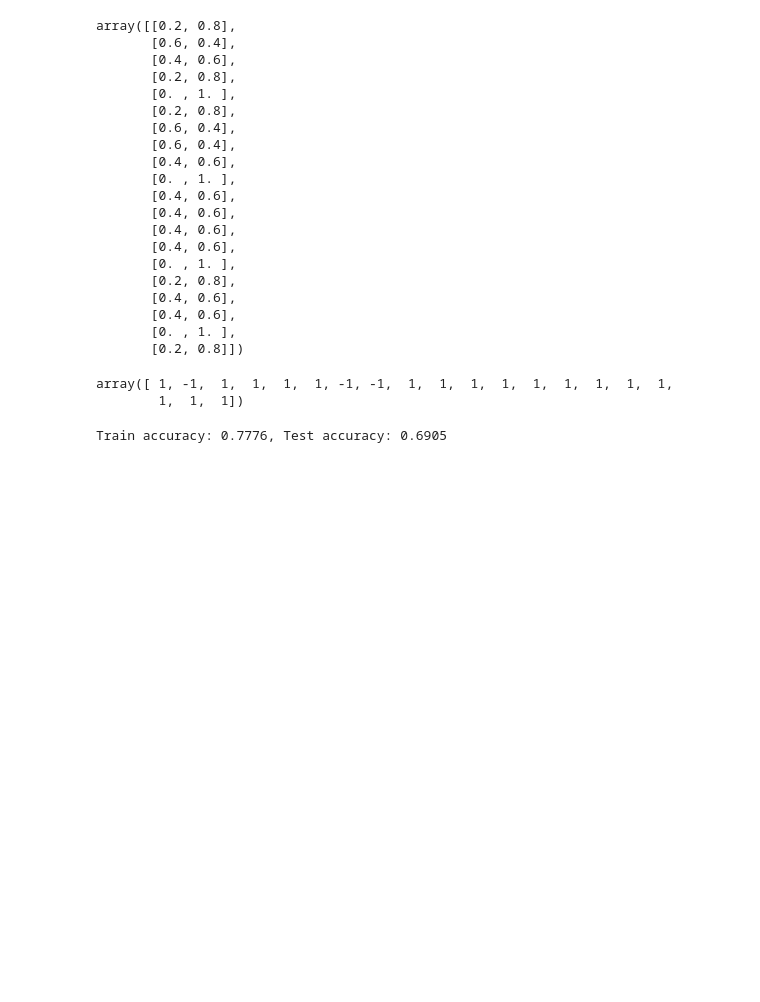
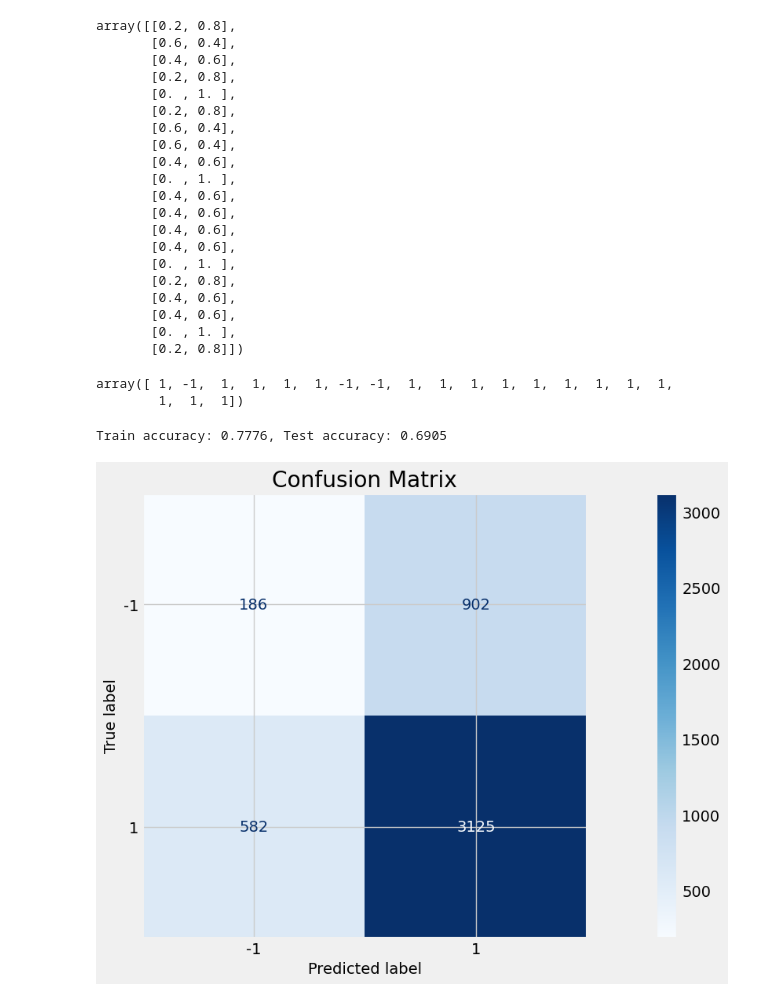
Before and after one commit to JoaoJungblut/QuantFinanceTraining, a Jupyter notebook: PythonLabs/pythonlab13.ipynb, the cells around one changed output. Cells and saved outputs as stored; diff of their text form; code cells hidden in the pictures; blank space fills up the shorter version.

```diff
--- a/PythonLabs/pythonlab13.ipynb
+++ b/PythonLabs/pythonlab13.ipynb
@@ -124,7 +124,7 @@ Train and Test size 19178, 4795
 # %%
 # Scale and fit the model
 model = Pipeline([('Scaler', MinMaxScaler()),
-                 ('Classifier', KNeighborsClassifier())])
+                 ('classifier', KNeighborsClassifier())])
 model.fit(X_train, y_train)
 # %% [output]
 Pipeline(steps=[('Scaler', MinMaxScaler()),
@@ -177,3 +177,13 @@ acc_test = accuracy_score(y_test, y_pred)
 print(f'Train accuracy: {acc_train:0.4}, Test accuracy: {acc_test:0.4}')
 # %% [output]
 Train accuracy: 0.7776, Test accuracy: 0.6905
+# %%
+# Display the confusion matrix
+disp = ConfusionMatrixDisplay.from_estimator(model,
+                                             X_test,
+                                             y_test,
+                                             cmap=plt.cm.Blues)
+plt.title('Confusion Matrix')
+plt.show()
+# %% [output]
+[figure, added]
```
Also changed, not shown: parts of 13 cells of this notebook.
